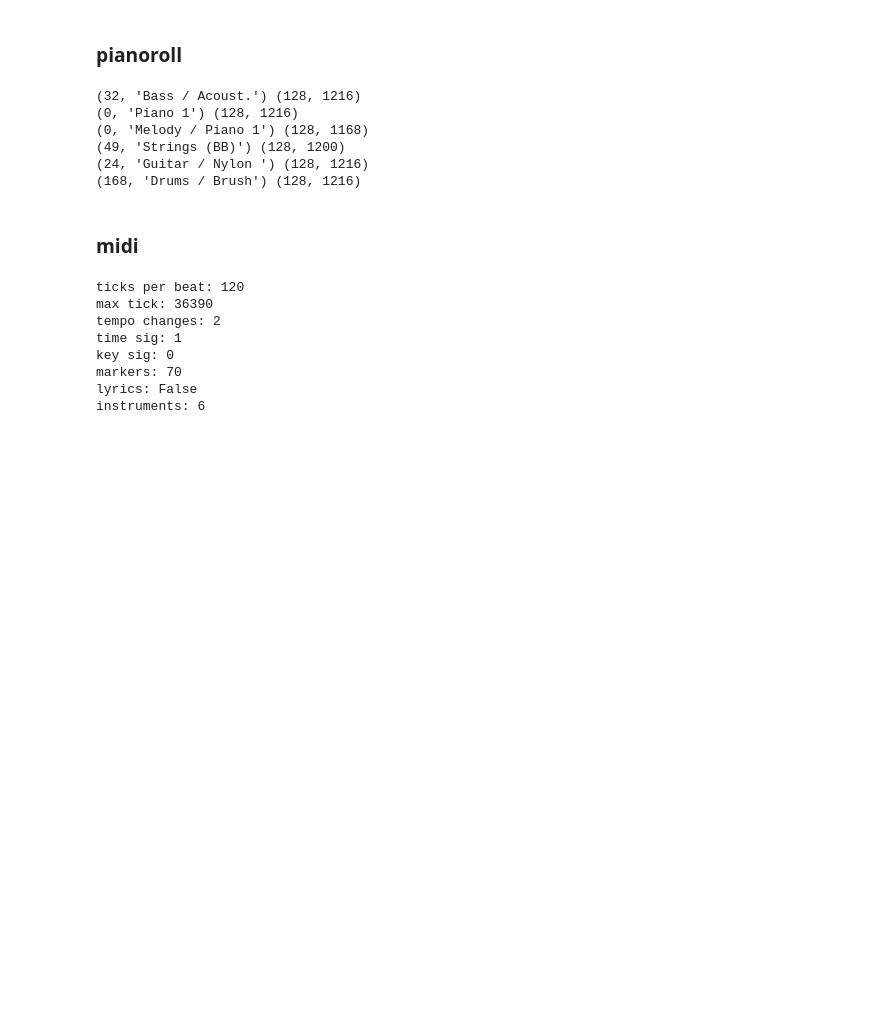
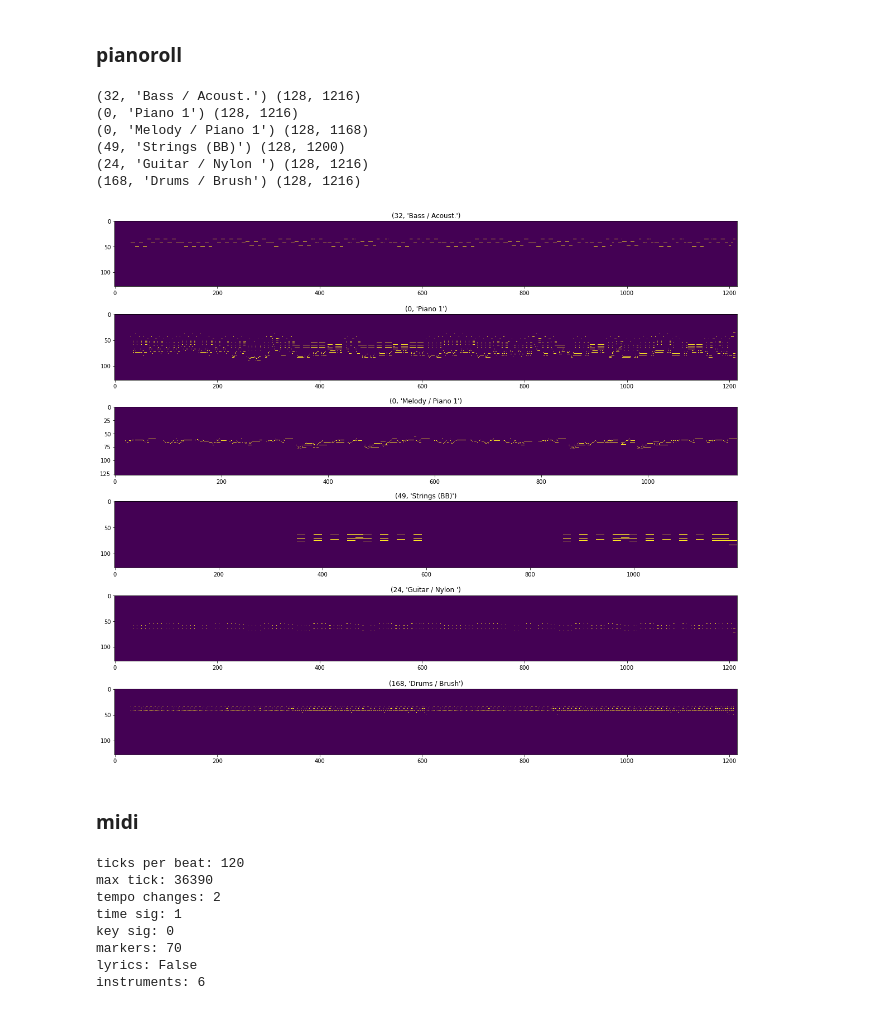
Before and after one commit to s-omranpour/DeepMusic, a Jupyter notebook: examples/basics.ipynb, the cells around one changed output. Drawn from its saved outputs; the diff is of its cells as text; code cells hidden in the pictures; blank space fills up the shorter version.

```diff
--- a/examples/basics.ipynb
+++ b/examples/basics.ipynb
@@ -19,7 +19,7 @@ MusicConfig(unit=4, tick_resol=120, min_tempo=40, max_tempo=200, num_tempo_bins=
 ## midi representation
 # %%
 seq = Music.from_file(
-    'examples/assets/test.mid',
+    'assets/test.mid',
     unit=4,
     min_tempo=40,
     max_tempo=200,
@@ -207,12 +207,14 @@ for k, v in pianoroll.items():
 (24, 'Guitar / Nylon ') (128, 1216)
 (168, 'Drums / Brush') (128, 1216)
 # %%
-# plt.figure(figsize=(20, len(pianoroll)*3))
-# for i, inst in enumerate(pianoroll):
-#     plt.subplot(len(pianoroll), 1, i+1)
-#     plt.title(inst)
-#     plt.imshow(pianoroll[inst])
-# plt.show()
+plt.figure(figsize=(20, len(pianoroll)*3))
+for i, inst in enumerate(pianoroll):
+    plt.subplot(len(pianoroll), 1, i+1)
+    plt.title(inst)
+    plt.imshow(pianoroll[inst])
+plt.show()
+# %% [output]
+[figure, added]
 # %% [markdown]
 ### midi
 # %%
```
Also changed, not shown: parts of 7 cells of this notebook, 1 other file.
